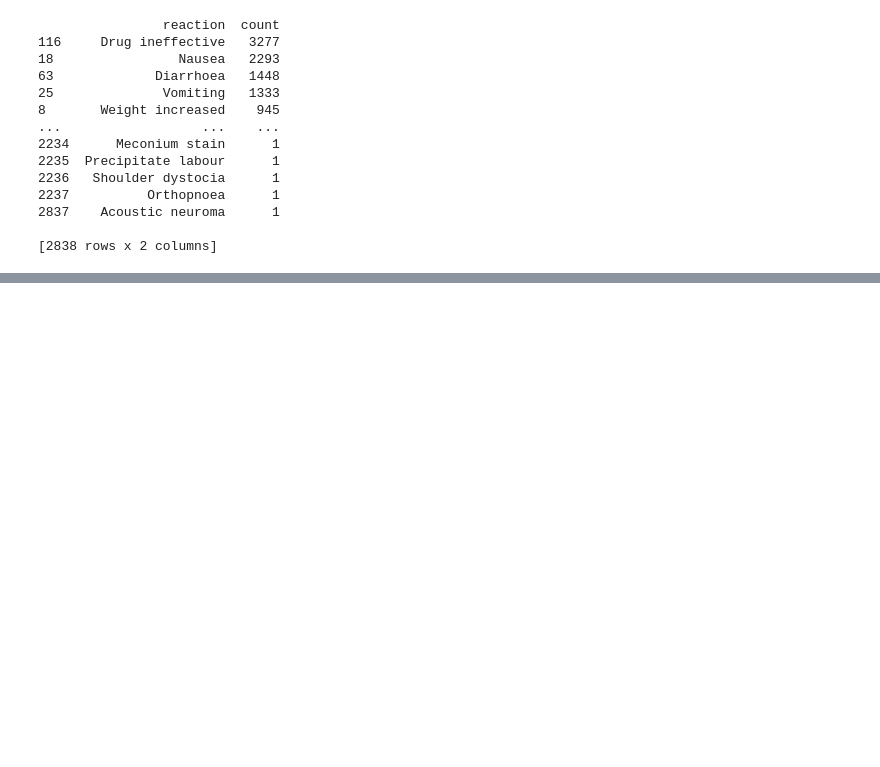
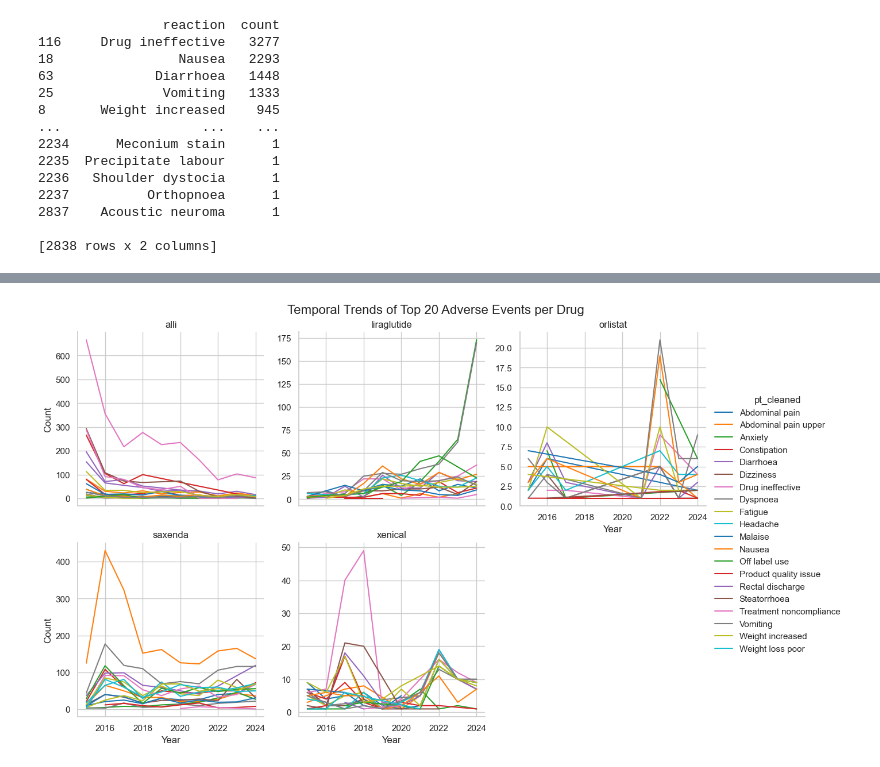
Before and after one commit to MYikuno/ORLISTAT-Adverse-Events, a Jupyter notebook: notebooks/Drug_adverse_events.ipynb, the cells around one changed output, grey strips where cells are left out. Cells and saved outputs as stored; diff of their text form; code cells hidden in the pictures; blank space fills up the shorter version.

```diff
--- a/notebooks/Drug_adverse_events.ipynb
+++ b/notebooks/Drug_adverse_events.ipynb
@@ -1165,0 +1280,24 @@ plt.show()
+# %%
+# Set the theme
+sns.set_theme(style="whitegrid")
+
+# Plot using FacetGrid: One plot per drug
+g = sns.FacetGrid(
+    trend_df_top,
+    col='drugname',
+    hue='pt_cleaned',
+    col_wrap=3,
+    height=4,
+    sharey=False,
+    palette='tab10'
+)
+
+g.map(sns.lineplot, 'fda_dt', 'count')
+g.add_legend()
+g.set_titles(col_template="{col_name}")
+g.set_axis_labels("Year", "Count")
+plt.subplots_adjust(top=0.92)
+g.fig.suptitle("Temporal Trends of Top 20 Adverse Events per Drug", fontsize=16)
+plt.show()
+# %% [output]
+[figure, added]
```
Also changed, not shown: parts of 22 cells of this notebook.
